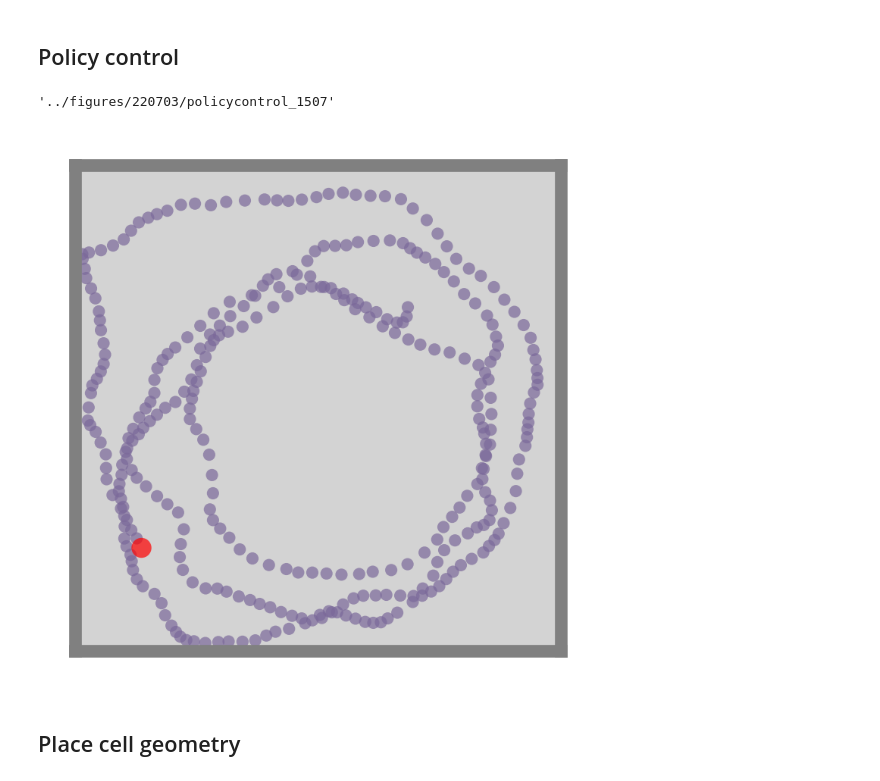
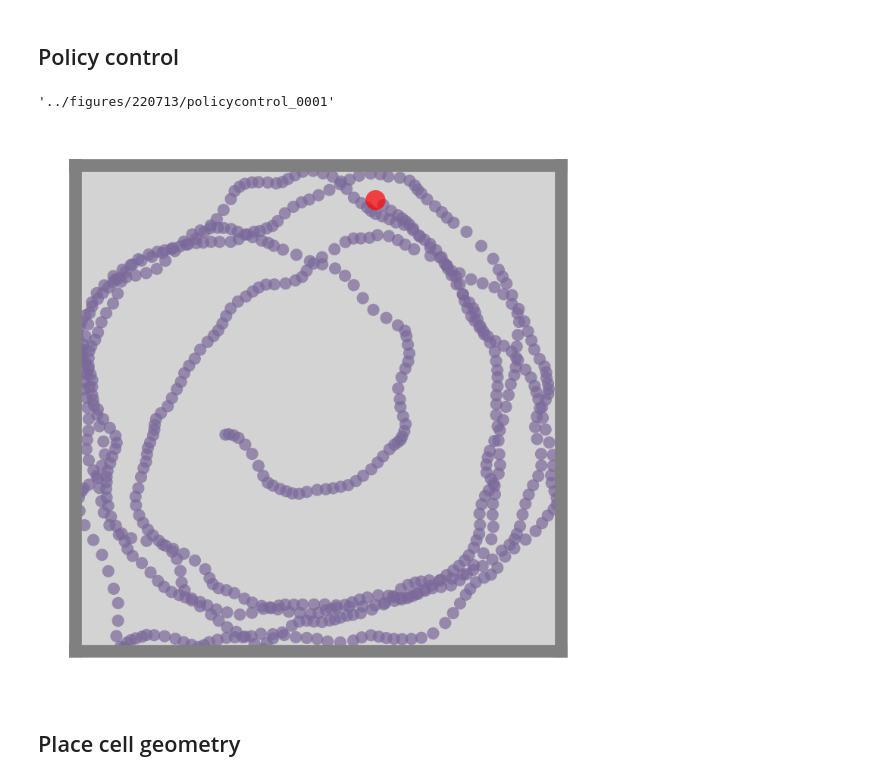
Before and after one commit to RatInABox-Lab/RatInABox, a Jupyter notebook: example_scripts/github_readme_figures.ipynb, the cells around one changed output. Cells and saved outputs as stored; diff of their text form; code cells hidden in the pictures.

```diff
--- a/example_scripts/github_readme_figures.ipynb
+++ b/example_scripts/github_readme_figures.ipynb
@@ -336,14 +333,14 @@ tpl.saveFigure(fig,"ag3")
 # %%
 Env = Environment()
 Ag = Agent(Env)
 
-for i in tqdm(range(int(1*60/Ag.dt))):
+for i in tqdm(range(int(1.5*60/Ag.dt))):
     drift = rotate(Ag.pos-Env.centre,np.pi/2)
     drift = 0.2*drift/np.linalg.norm(drift)
     Ag.update(drift_velocity=drift,drift_to_random_strength_ratio=1)
 
 fig, ax= Ag.plot_trajectory()
 tpl.saveFigure(fig,"policycontrol")
 # %% [output]
-'../figures/220703/policycontrol_1507'
+'../figures/220713/policycontrol_0001'
-[figure, old version]
+[figure, new version]
```
Also changed, not shown: parts of 8 cells of this notebook, 10 other files.
